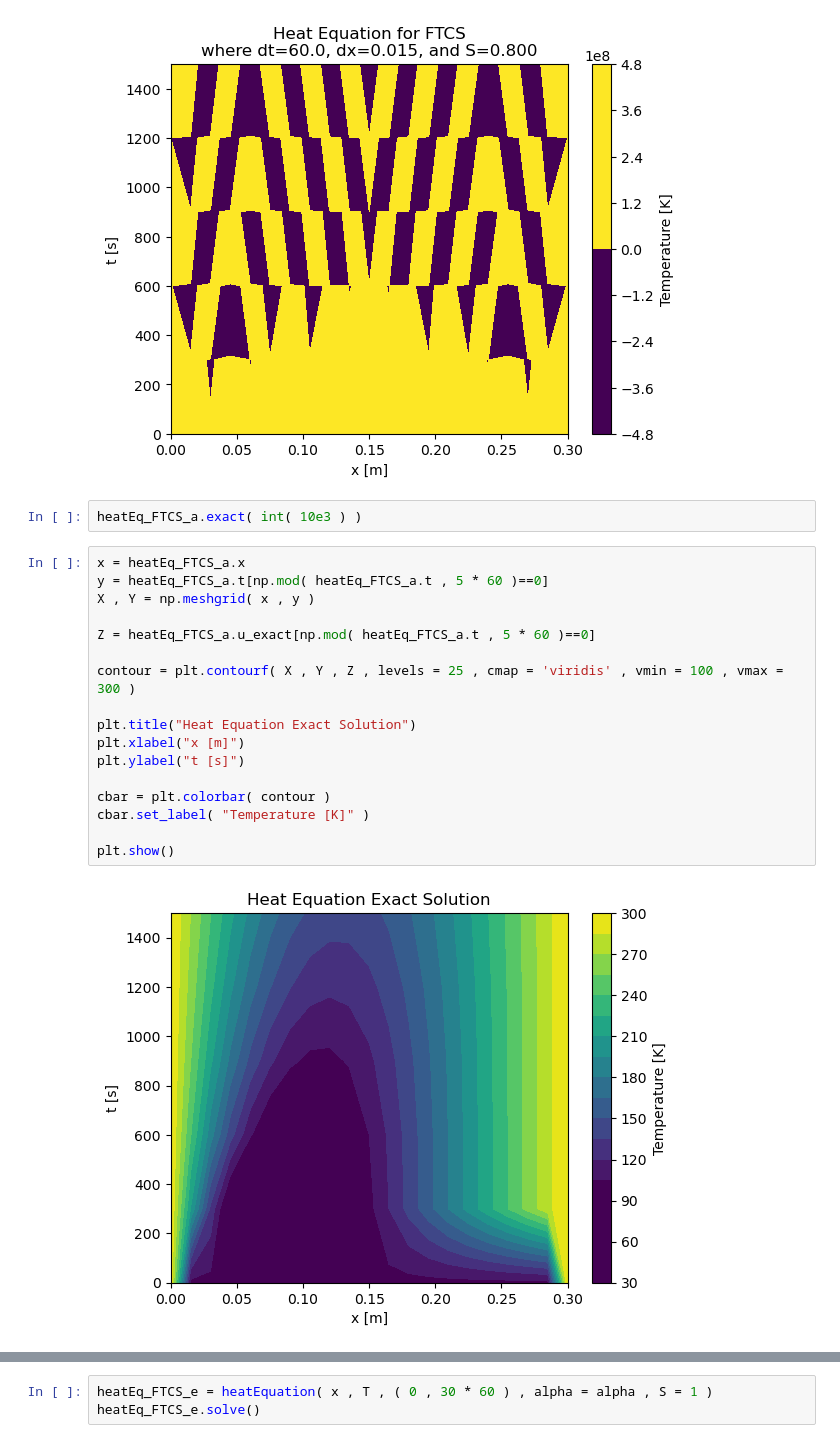
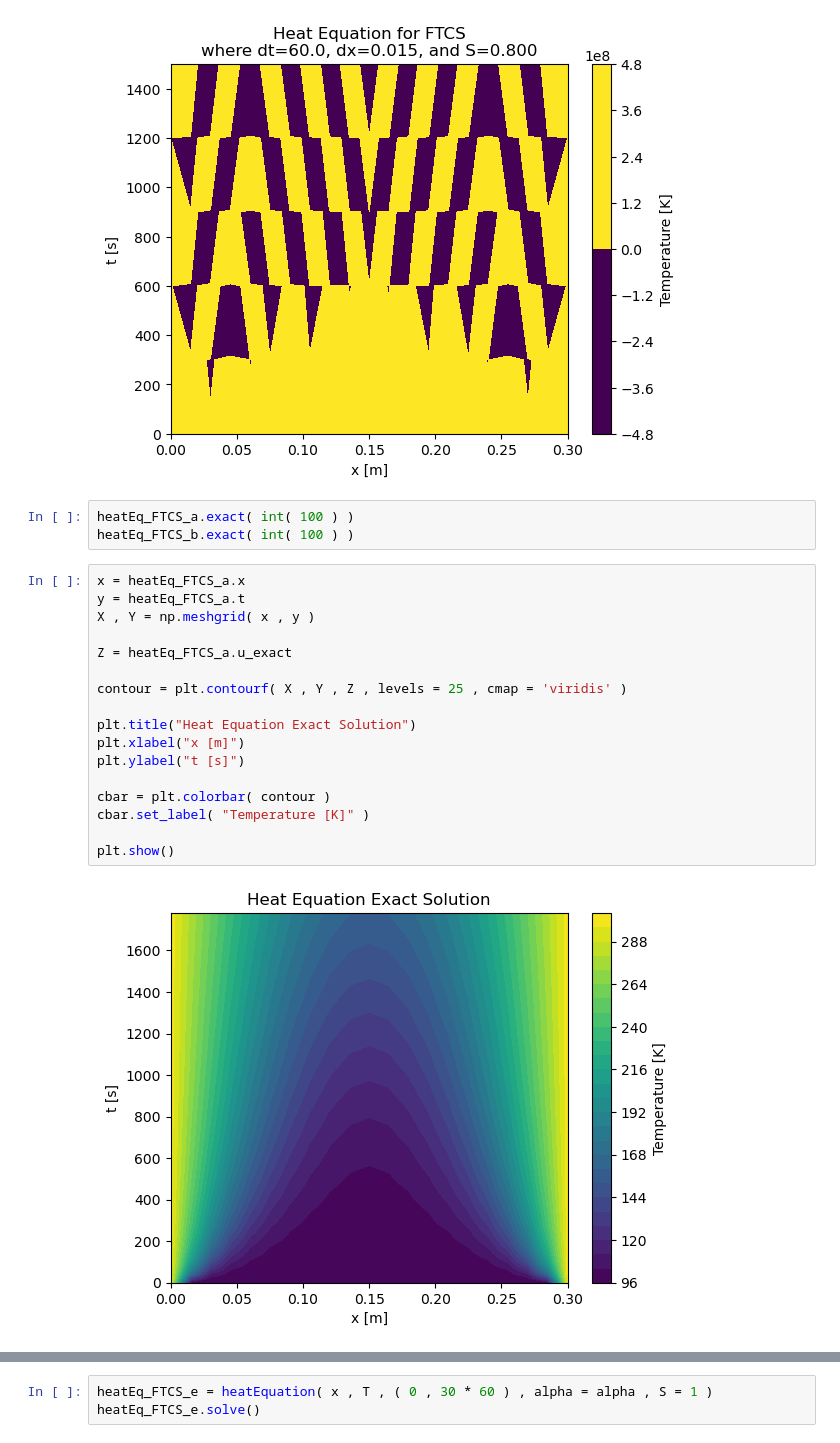
Before and after one commit to mhland10/me5653_CFD_repo, a Jupyter notebook: hw/hw2/HW2.ipynb, the cells around one changed output, grey strips where cells are left out. Saved outputs shown, nothing was run; the diff lists cells and outputs as text.

```diff
--- a/hw/hw2/HW2.ipynb
+++ b/hw/hw2/HW2.ipynb
@@ -87,23 +87,24 @@ plt.show()
 # %% [output]
 [figure]
 # %%
-heatEq_FTCS_a.exact( int( 10e3 ) )
+heatEq_FTCS_a.exact( int( 100 ) )
+heatEq_FTCS_b.exact( int( 100 ) )
 # %%
 x = heatEq_FTCS_a.x
-y = heatEq_FTCS_a.t[np.mod( heatEq_FTCS_a.t , 5 * 60 )==0]
+y = heatEq_FTCS_a.t
 X , Y = np.meshgrid( x , y )
 
-Z = heatEq_FTCS_a.u_exact[np.mod( heatEq_FTCS_a.t , 5 * 60 )==0]
+Z = heatEq_FTCS_a.u_exact
 
-contour = plt.contourf( X , Y , Z , levels = 25 , cmap = 'viridis' , vmin = 100 , vmax = 300 )
+contour = plt.contourf( X , Y , Z , levels = 25 , cmap = 'viridis' )
 
 plt.title("Heat Equation Exact Solution")
 plt.xlabel("x [m]")
 plt.ylabel("t [s]")
 
 cbar = plt.colorbar( contour )
 cbar.set_label( "Temperature [K]" )
 
 plt.show()
 # %% [output]
-[figure, old version]
+[figure, new version]
```
Also changed, not shown: parts of 13 cells of this notebook, 1 other file.
